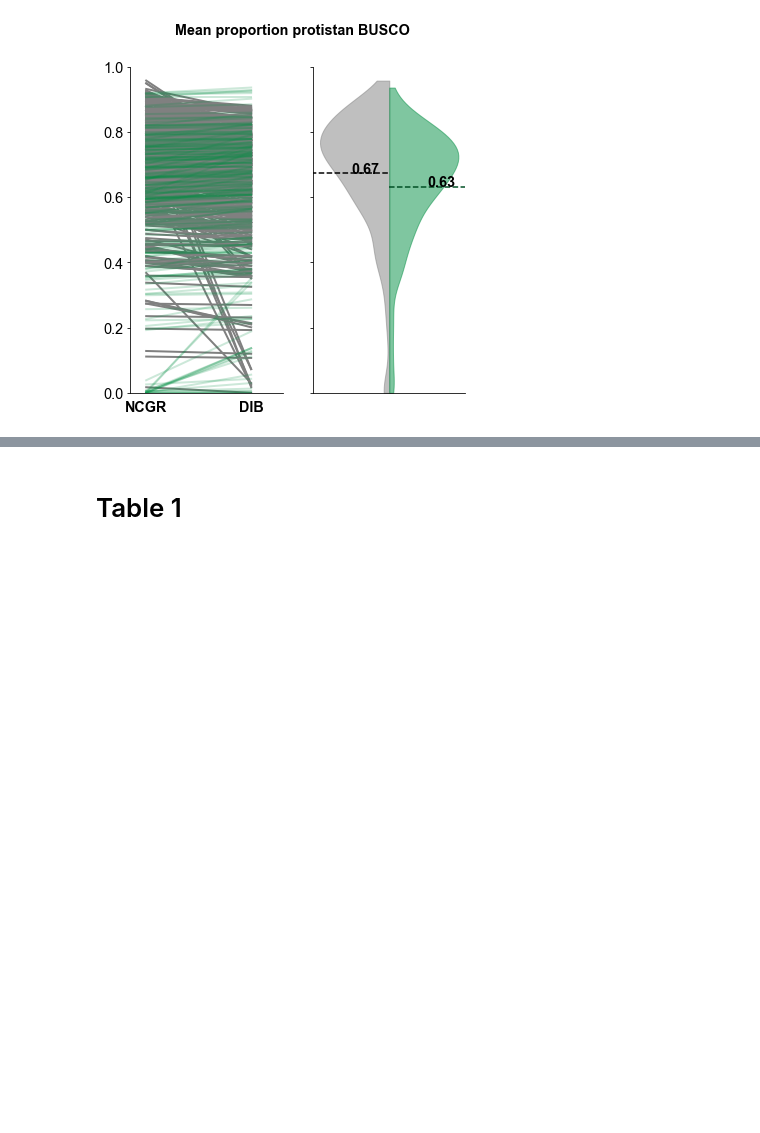
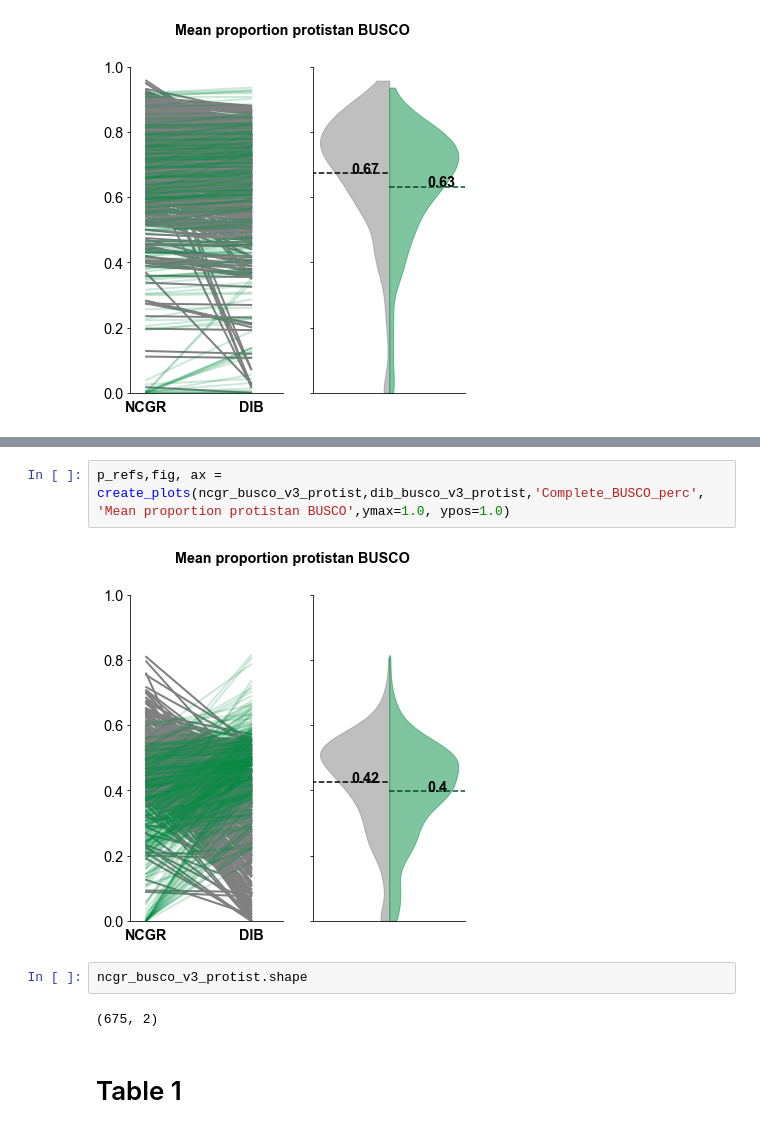
Before and after one commit to johnsolk/MMETSP, a Jupyter notebook: notebooks/GigaScience_Figures_all_evaluation_matrix.ipynb, the cells around one changed output, grey strips where cells are left out. Drawn from its saved outputs; the diff is of its cells as text; blank space fills up the shorter version.

```diff
--- a/notebooks/GigaScience_Figures_all_evaluation_matrix.ipynb
+++ b/notebooks/GigaScience_Figures_all_evaluation_matrix.ipynb
@@ -292,3 +332,11 @@ savefig('../paper/mean_protist_BUSCO.pdf',bbox_inches="tight")
+# %%
+p_refs,fig, ax = create_plots(ncgr_busco_v3_protist,dib_busco_v3_protist,'Complete_BUSCO_perc', 'Mean proportion protistan BUSCO',ymax=1.0, ypos=1.0)
+# %% [output]
+[figure, added]
+# %%
+ncgr_busco_v3_protist.shape
+# %% [output]
+(675, 2)
 # %% [markdown]
 # Table 1
 # %%
```
Also changed, not shown: parts of 10 cells of this notebook.
